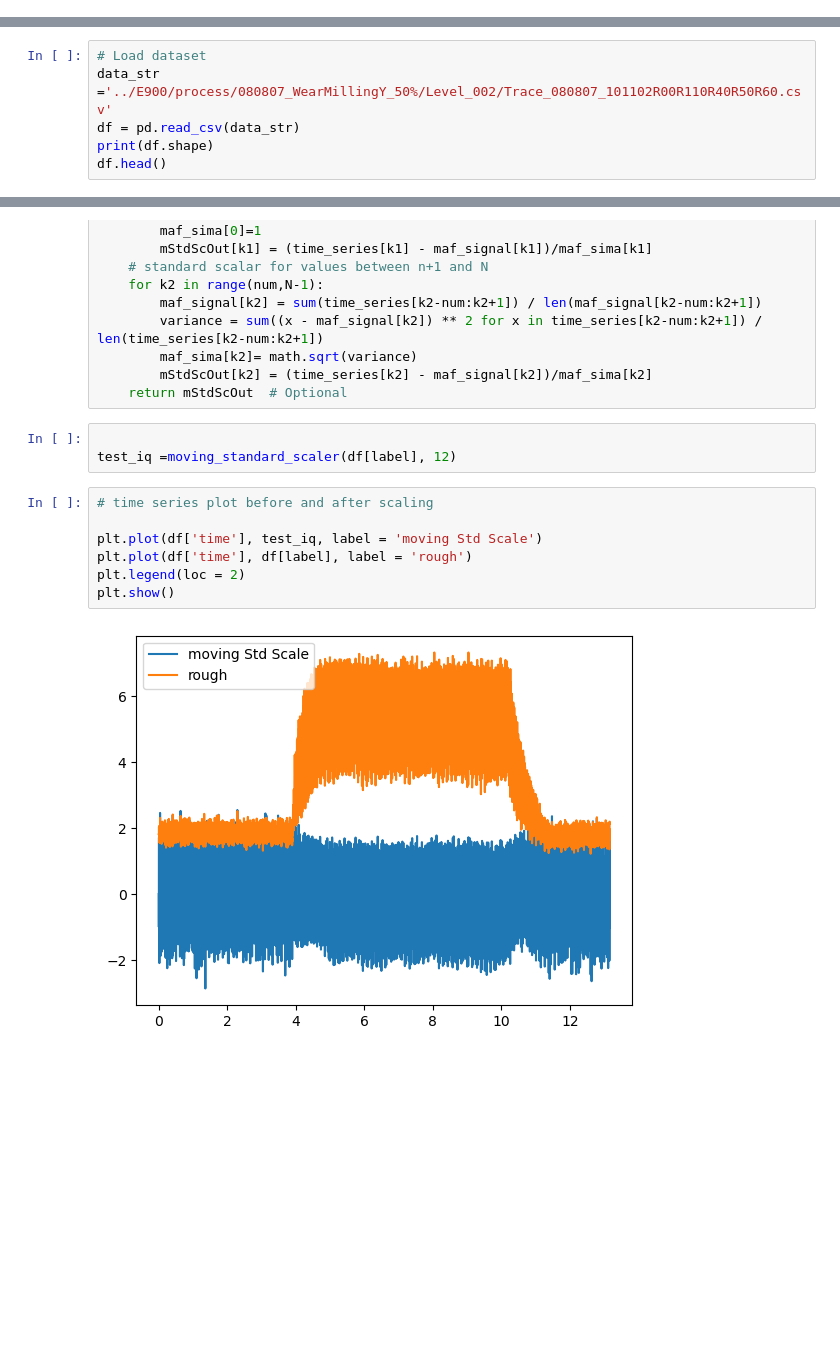
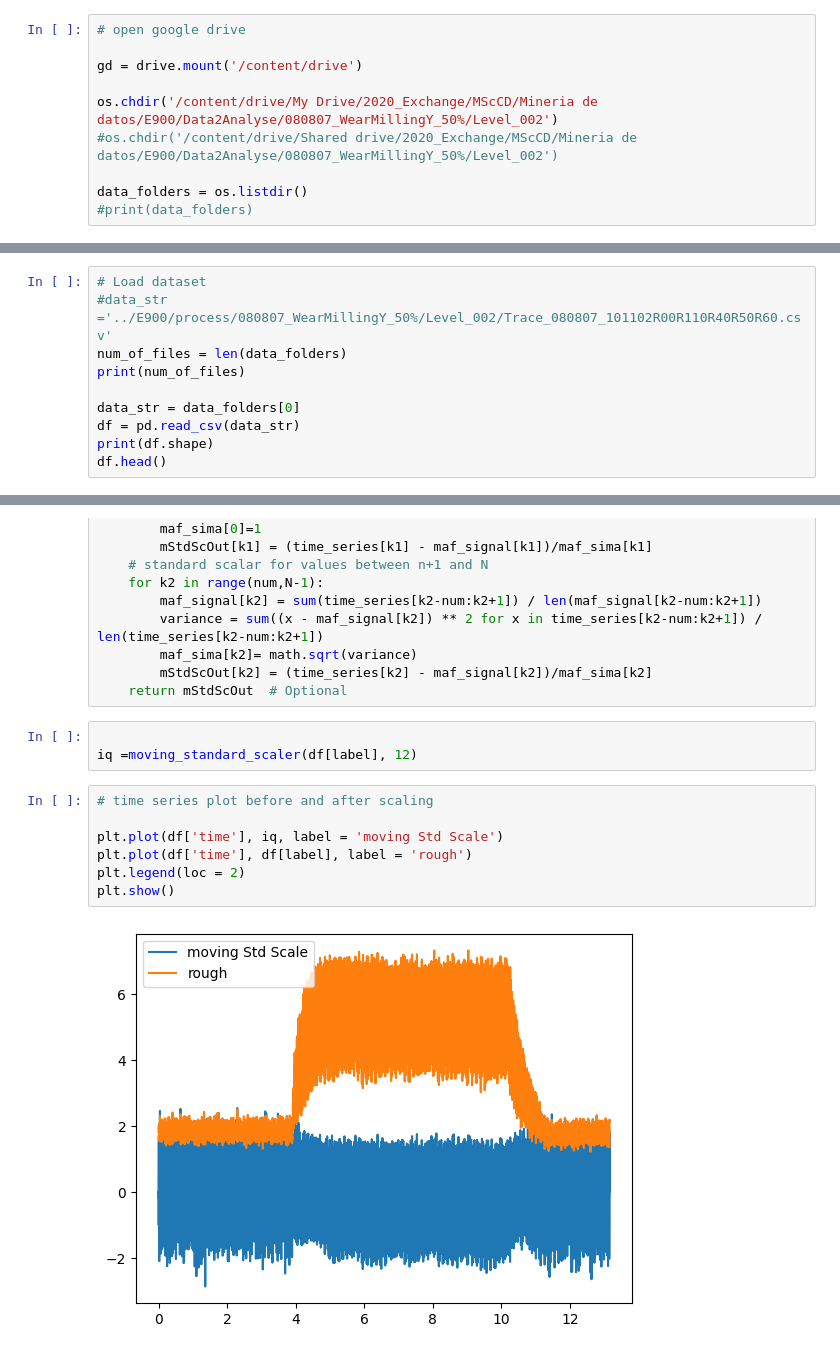
Before and after one commit to ThMRudolf/DataMining2024, a Jupyter notebook: Py/DM_01_anaysis.ipynb, the cells around one changed output, grey strips where cells are left out. Drawn from its saved outputs; the diff is of its cells as text; blank space fills up the shorter version.

Commit message:
- Added access via google - moving standard scaling - Fast Fourier Transformation (FFT)

```diff
--- a/Py/DM_01_anaysis.ipynb
+++ b/Py/DM_01_anaysis.ipynb
@@ -16,2 +12,12 @@ import math
 # %% [markdown]
 # Part 0: Load data and clean data
+# %%
+# open google drive
+
+gd = drive.mount('/content/drive')
+
+os.chdir('/content/drive/My Drive/2020_Exchange/MScCD/Mineria de datos/E900/Data2Analyse/080807_WearMillingY_50%/Level_002')
+#os.chdir('/content/drive/Shared drive/2020_Exchange/MScCD/Mineria de datos/E900/Data2Analyse/080807_WearMillingY_50%/Level_002')
+
+data_folders = os.listdir()
+#print(data_folders)
@@ -18,6 +26,10 @@ import math
 # %%
 # Load dataset
-data_str ='../E900/process/080807_WearMillingY_50%/Level_002/Trace_080807_101102R00R110R40R50R60.csv'
+#data_str ='../E900/process/080807_WearMillingY_50%/Level_002/Trace_080807_101102R00R110R40R50R60.csv'
+num_of_files = len(data_folders)
+print(num_of_files)
+
+data_str = data_folders[0]
 df = pd.read_csv(data_str)
 print(df.shape)
 df.head()
@@ -110,13 +125,13 @@ def moving_standard_scaler(time_series, num):
     return mStdScOut  # Optional
 # %%
 
-test_iq =moving_standard_scaler(df[label], 12)
+iq =moving_standard_scaler(df[label], 12)
 # %%
 # time series plot before and after scaling
 
-plt.plot(df['time'], test_iq, label = 'moving Std Scale')
+plt.plot(df['time'], iq, label = 'moving Std Scale')
 plt.plot(df['time'], df[label], label = 'rough')
 plt.legend(loc = 2)
 plt.show()
 # %% [output]
-[figure, old version]
+[figure, new version]
```
Also changed, not shown: parts of 11 cells of this notebook.
